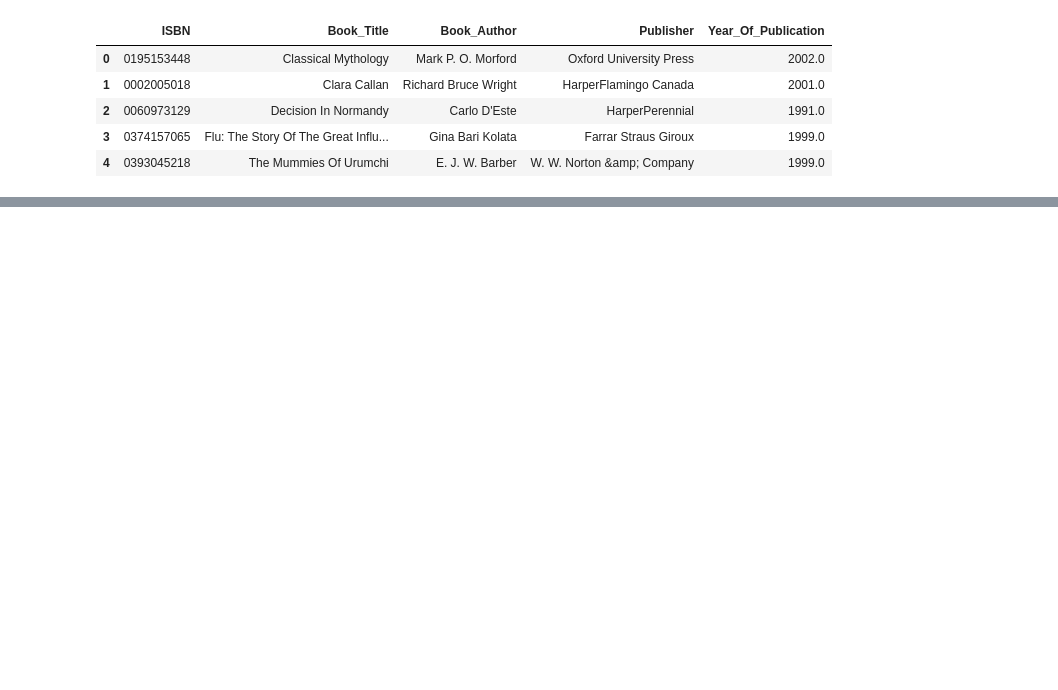
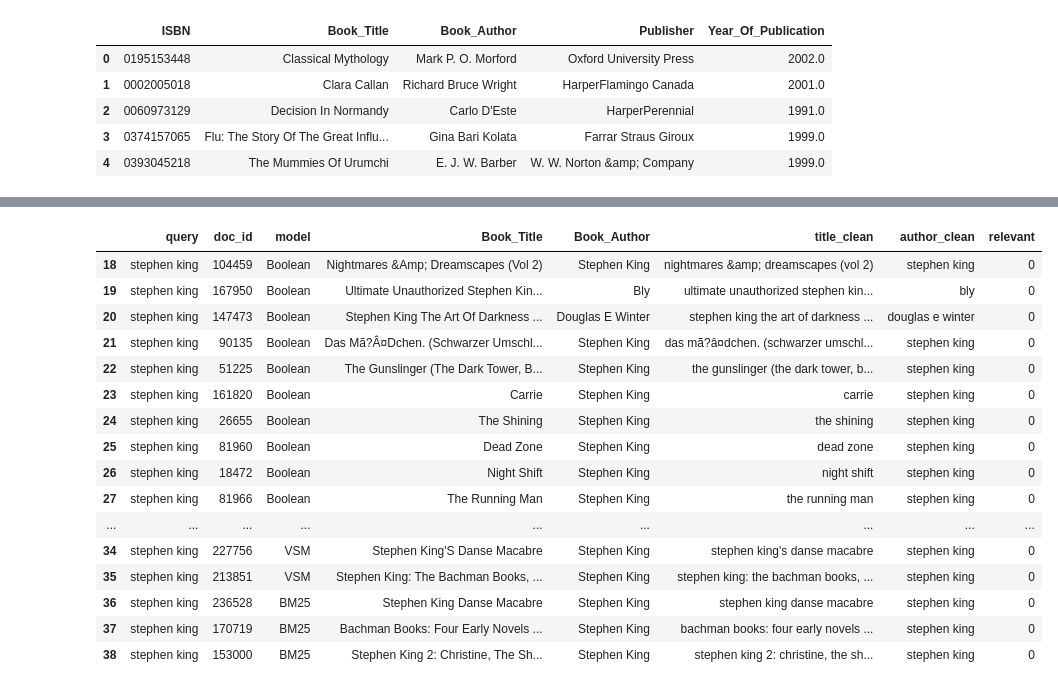
Before and after one commit to colleenfeaman/INFO-556-Project-IR-Systems, a Jupyter notebook: project.ipynb, the cells around one changed output, grey strips where cells are left out. Cells and saved outputs as stored; diff of their text form; code cells hidden in the pictures; blank space fills up the shorter version.

```diff
--- a/project.ipynb
+++ b/project.ipynb
@@ -137,0 +286,19 @@ books.head()
+# %%
+#Standardize outputs
+
+def run_all_models(query, top_k=10):
+    results = []
+
+    b = boolean_search(query, top_k)
+    for idx in b.index:
+        results.append((query, idx, "Boolean"))
+
+    v = vsm_search(query, top_k)
+    for idx in v.index:
+        results.append((query, idx, "VSM"))
+
+    m = bm25_search(query, top_k)
+    for idx in m.index:
+        results.append((query, idx, "BM25"))
+
+    return results
@@ -137,0 +347,16 @@ books.head()
+# %%
+#Add relevance labels
+
+pool_df["relevant"] = 0
+# %%
+#Manually add relevance to each book
+
+for i in range(5):
+    row = pool_df.iloc[i]
+
+    print(f"\nIndex: {i}")
+    print(f"\Query: {row['query']}")
+    print(show_doc(row["doc_id"]))
+
+    label = input("Relevant?") #1 = yes, 0 = no
+    pool_df.loc[i, "relevant"] = int(label)
@@ -137,0 +381,22 @@ books.head()
+# %%
+#More manual entry of relevance
+
+pool_df[pool_df["query"] == "stephen king"].head(30)
+# %% [output]
+|  | query | doc_id | model | Book_Title | Book_Author | title_clean | author_clean | relevant |
+| 18 | stephen king | 104459 | Boolean | Nightmares &Amp; Dreamscapes (Vol 2) | Stephen King | nightmares &amp; dreamscapes (vol 2) | stephen king | 0 |
+| 19 | stephen king | 167950 | Boolean | Ultimate Unauthorized Stephen Kin... | Bly | ultimate unauthorized stephen kin... | bly | 0 |
+| 20 | stephen king | 147473 | Boolean | Stephen King The Art Of Darkness ... | Douglas E Winter | stephen king the art of darkness ... | douglas e winter | 0 |
+| 21 | stephen king | 90135 | Boolean | Das Mã?Â¤Dchen. (Schwarzer Umschl... | Stephen King | das mã?â¤dchen. (schwarzer umschl... | stephen king | 0 |
+| 22 | stephen king | 51225 | Boolean | The Gunslinger (The Dark Tower, B... | Stephen King | the gunslinger (the dark tower, b... | stephen king | 0 |
+| 23 | stephen king | 161820 | Boolean | Carrie | Stephen King | carrie | stephen king | 0 |
+| 24 | stephen king | 26655 | Boolean | The Shining | Stephen King | the shining | stephen king | 0 |
+| 25 | stephen king | 81960 | Boolean | Dead Zone | Stephen King | dead zone | stephen king | 0 |
+| 26 | stephen king | 18472 | Boolean | Night Shift | Stephen King | night shift | stephen king | 0 |
+| 27 | stephen king | 81966 | Boolean | The Running Man | Stephen King | the running man | stephen king | 0 |
+| ... | ... | ... | ... | ... | ... | ... | ... | ... |
+| 34 | stephen king | 227756 | VSM | Stephen King'S Danse Macabre | Stephen King | stephen king's danse macabre | stephen king | 0 |
+| 35 | stephen king | 213851 | VSM | Stephen King: The Bachman Books, ... | Stephen King | stephen king: the bachman books, ... | stephen king | 0 |
+| 36 | stephen king | 236528 | BM25 | Stephen King Danse Macabre | Stephen King | stephen king danse macabre | stephen king | 0 |
+| 37 | stephen king | 170719 | BM25 | Bachman Books: Four Early Novels ... | Stephen King | bachman books: four early novels ... | stephen king | 0 |
+| 38 | stephen king | 153000 | BM25 | Stephen King 2: Christine, The Sh... | Stephen King | stephen king 2: christine, the sh... | stephen king | 0 |
```
Also changed, not shown: parts of 33 cells of this notebook, 1 other file.
